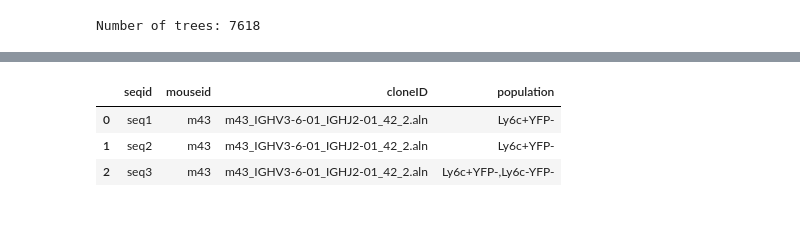
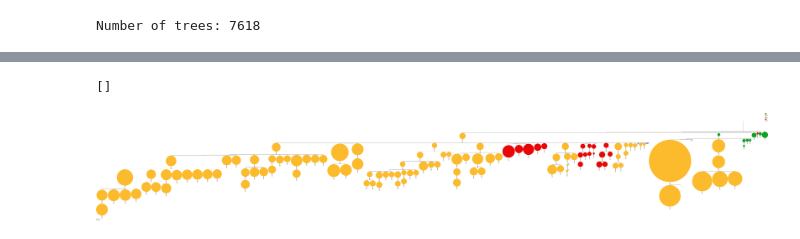
Before and after one commit to hieunguyen4193/sc_bulk_BCR_data_analysis, a Jupyter notebook: Tree08_where_are_biopsy_nodes_on_the_tree.ipynb, the cells around one changed output, grey strips where cells are left out. Cells and saved outputs as stored; diff of their text form; code cells hidden in the pictures.

```diff
--- a/Tree08_where_are_biopsy_nodes_on_the_tree.ipynb
+++ b/Tree08_where_are_biopsy_nodes_on_the_tree.ipynb
@@ -118,3 +121,31 @@ Number of trees: 7618
 # seqdf["population"] = seqdf["MID"].apply(lambda x: mid_metadata[mid_metadata["Unnamed: 0"] == x]["population"].values[0])
 # seqdf = seqdf.merge(idmapdf, right_on = "seq", left_on = "seq")
 # treeobj.tree.render(f"%%inline", tree_style=ts)
+
+def plot_tree_inline(cloneid):
+    mouseid = cloneid.split("_")[0]
+    path_to_save_tree_svg = os.path.join(path_to_01_output, mouseid)
+    os.system(f"mkdir -p {path_to_save_tree_svg}")
+
+    treeobj = saveTreeobj[cloneid]
+    avai_mids = treeobj.seqdf["MID"].unique()
+    mid_color_pal = pd.read_csv(color_path, index_col = [0]).to_dict()["hex color"]
+
+    ts = treeobj.generate_tree_style(color_path = color_path)
+    # treeobj.tree.render("%%inline", tree_style=ts)
+
+    for input_mid in avai_mids:
+        if input_mid == "GL":
+            input_mid_col = "gray"
+        else:
+            input_mid_col = mid_color_pal[input_mid]
+        ts.legend.add_face(CircleFace(10, input_mid_col), column = 0)
+        ts.legend.add_face(TextFace(input_mid), column = 0)
+
+    idmapdf = treeobj.idmapseqdf.copy()
+    seqdf = treeobj.seqdf.copy()
+    seqdf["population"] = seqdf["MID"].apply(lambda x: mid_metadata[mid_metadata["MID"] == x]["population"].values[0])
+    seqdf = seqdf.merge(idmapdf, right_on = "seq", left_on = "seq")
+    # treeobj.tree.render(f"%%inline", tree_style=ts)
+    # plt.show()
+    return treeobj, ts
@@ -207,7 +318,10 @@ nodedf
-# %%
-df
-# %% [output]
-|  | seqid | mouseid | cloneID | population |
-| 0 | seq1 | m43 | m43_IGHV3-6-01_IGHJ2-01_42_2.aln | Ly6c+YFP- |
-| 1 | seq2 | m43 | m43_IGHV3-6-01_IGHJ2-01_42_2.aln | Ly6c+YFP- |
-| 2 | seq3 | m43 | m43_IGHV3-6-01_IGHJ2-01_42_2.aln | Ly6c+YFP-,Ly6c-YFP- |
+# %%
+nodeid = "seq1"
+treeobj.tree.search_nodes(name=nodeid)[0].get_children()
+# %% [output]
+[]
+# %%
+treeobj, ts = plot_tree_inline(cloneid)
+treeobj.tree.render(f"%%inline", tree_style=ts)
+# %% [output]
+[figure, added]
```
Also changed, not shown: parts of 4 cells of this notebook, 2 other files.
